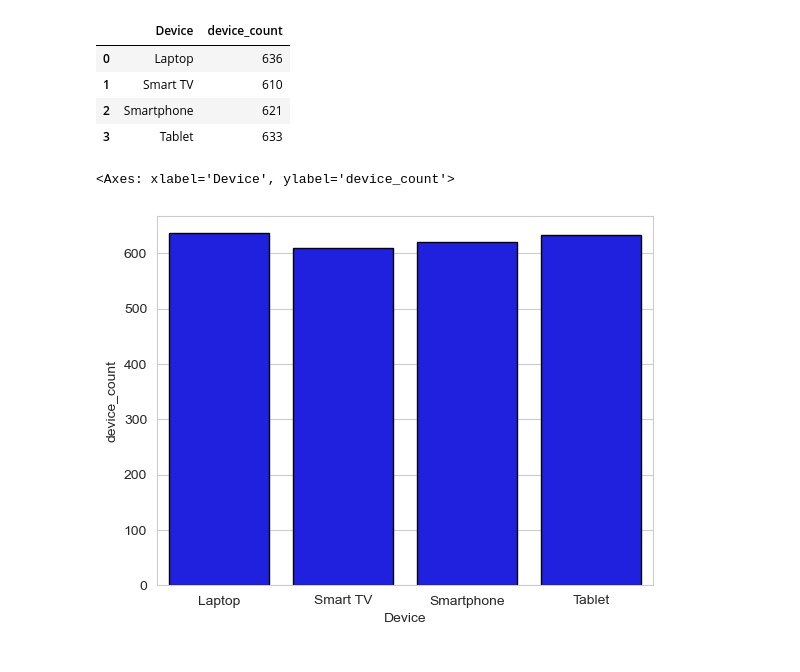
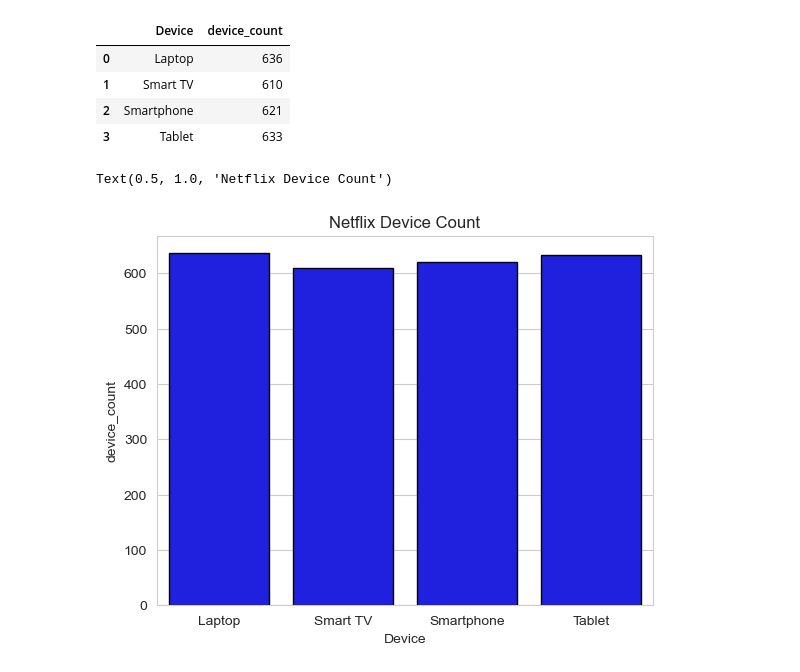
Before and after one commit to mochacookiecrumble/Netflix-userbase, a Jupyter notebook: Netflix_userbase_data_analysis.ipynb, the cells around one changed output. Cells and saved outputs as stored; diff of their text form; code cells hidden in the pictures.

Commit message:
Added title to device plot

```diff
--- a/Netflix_userbase_data_analysis.ipynb
+++ b/Netflix_userbase_data_analysis.ipynb
@@ -80,6 +80,7 @@ device_df.head()
 | 3 | Tablet | 633 |
 # %%
 sns.barplot(x='Device', y='device_count', data=device_df,color='blue',edgecolor='black')
+plt.title("Netflix Device Count")
 # %% [output]
-<Axes: xlabel='Device', ylabel='device_count'>
+Text(0.5, 1.0, 'Netflix Device Count')
-[figure, old version]
+[figure, new version]
```
